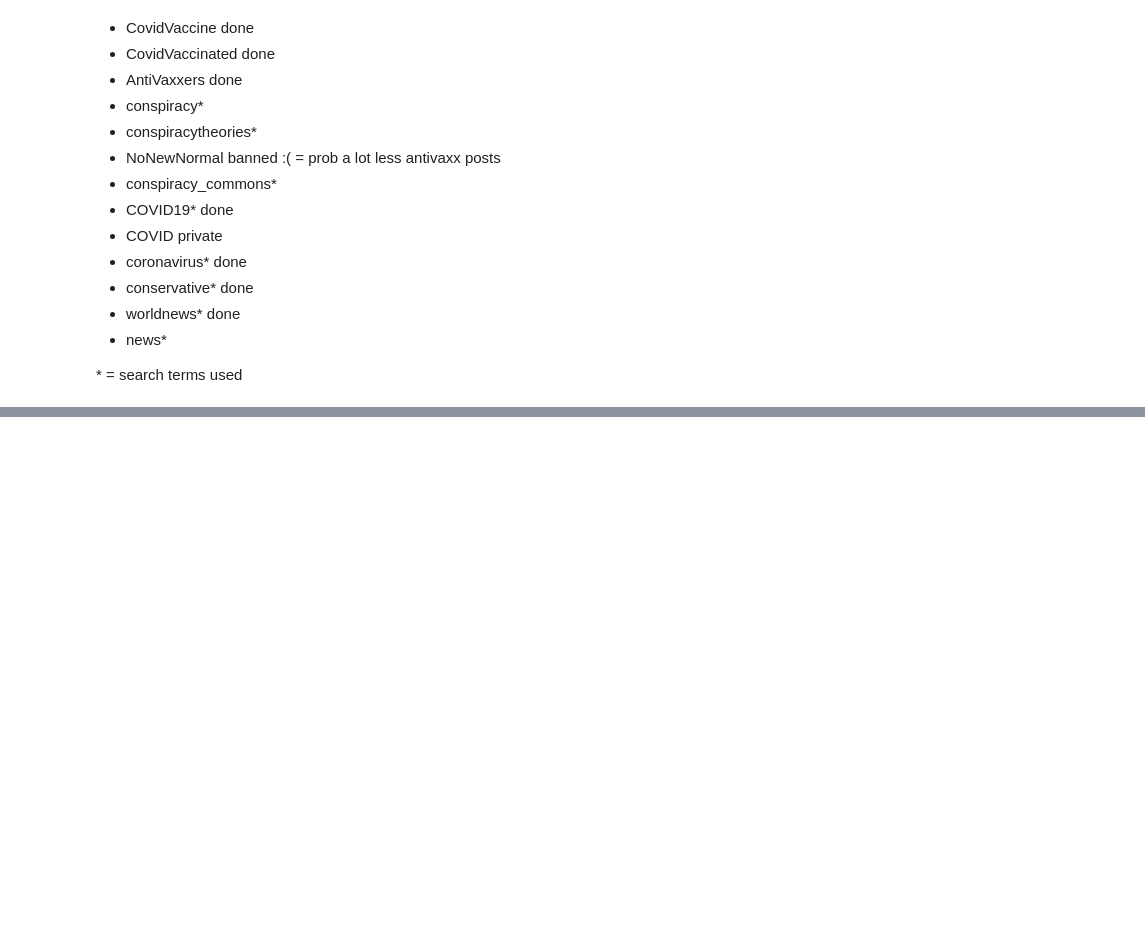
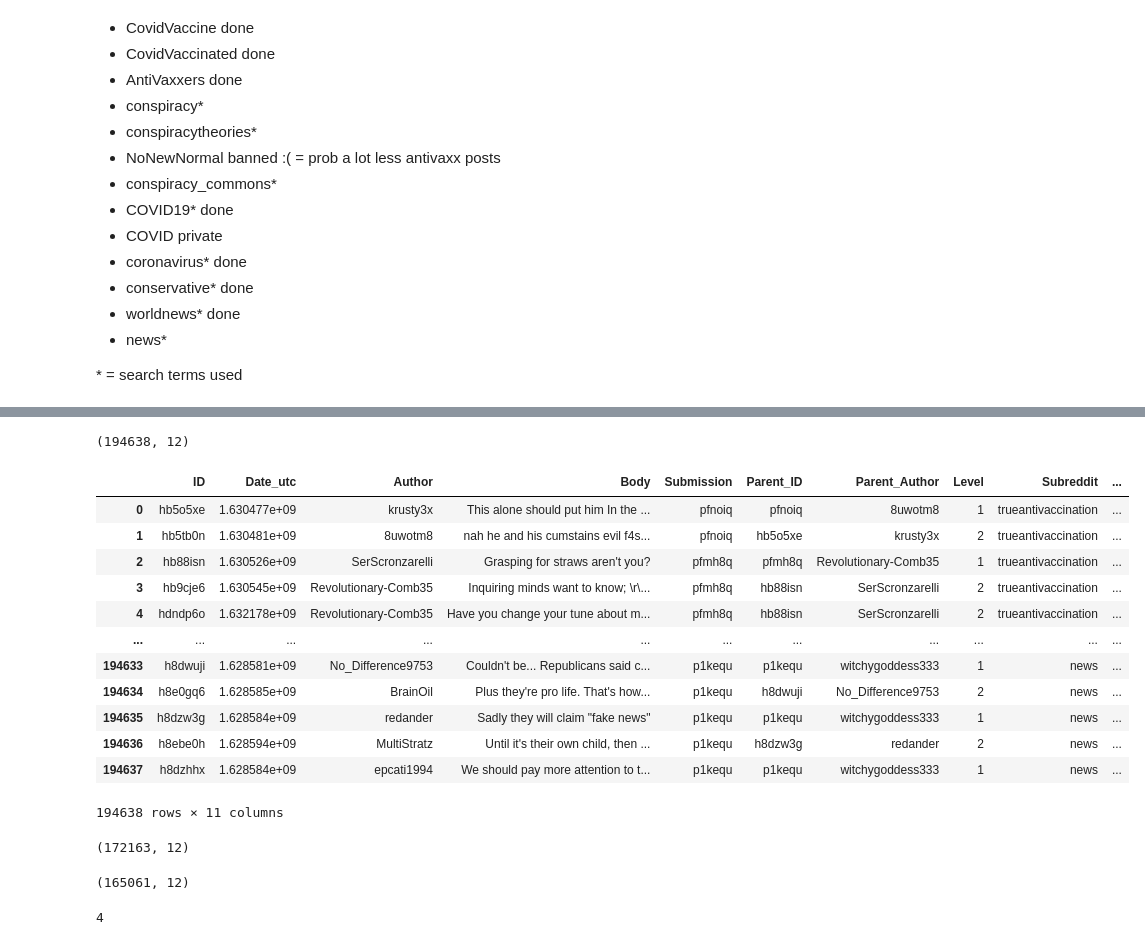
Before and after one commit to yuhsin-huang/Math168Project, a Jupyter notebook: reddit.ipynb, the cells around one changed output, grey strips where cells are left out. Saved outputs shown, nothing was run; the diff lists cells and outputs as text; code cells hidden in the pictures; blank space fills up the shorter version.

Commit message:
removed all data, added combined data

```diff
--- a/reddit.ipynb
+++ b/reddit.ipynb
@@ -14,6 +15,12 @@ import pandas as pd
 #     tweet['tweet_id'].to_csv(f"C:\\Users\chris\\Downloads\\filtered_tweet_ids\\08_{i}.csv", index = False, header = False)
 # %%
 reddit = praw.Reddit(
+    client_id = 'lpOMB5T4GTN848_Y3EYwDA',
+    client_secret="fw_bmX2pOhaAu1ZzXGmlT8DYs04rCA",
+    user_agent= "Math 168 Project by math168_project",
+    username="math168_project",
+    password="networks123"
+)
 
 api = PushshiftAPI()
 # %% [markdown]
@@ -98,0 +152,35 @@ with open("C:\\Users\\chris\\Documents\\Math168Project\\no_search.csv", 'a', enc
+# %%
+reddit_data = []
+for i in range(1,5):
+    data = pd.read_csv(f"C:\\Users\\chris\\Documents\\Math168Project\\reddit_data_{i}.csv")
+    reddit_data.append(data)
+
+total_data = pd.concat(reddit_data, ignore_index = True)
+total_data.to_csv("C:\\Users\\chris\\Documents\\Math168Project\\reddit_data.csv", index = False)
+# %%
+total_data.shape
+# %% [output]
+(194638, 12)
+# %%
+total_data = total_data.drop(["Unnamed: 0"], axis = 1)
+total_data = tota
+# %% [output]
+|  | ID | Date_utc | Author | Body | Submission | Parent_ID | Parent_Author | Level | Subreddit | ... |
+| 0 | hb5o5xe | 1.630477e+09 | krusty3x | This alone should put him In the ... | pfnoiq | pfnoiq | 8uwotm8 | 1 | trueantivaccination | ... |
+| 1 | hb5tb0n | 1.630481e+09 | 8uwotm8 | nah he and his cumstains evil f4s... | pfnoiq | hb5o5xe | krusty3x | 2 | trueantivaccination | ... |
+| 2 | hb88isn | 1.630526e+09 | SerScronzarelli | Grasping for straws aren't you? | pfmh8q | pfmh8q | Revolutionary-Comb35 | 1 | trueantivaccination | ... |
+| 3 | hb9cje6 | 1.630545e+09 | Revolutionary-Comb35 | Inquiring minds want to know; \r\... | pfmh8q | hb88isn | SerScronzarelli | 2 | trueantivaccination | ... |
+| 4 | hdndp6o | 1.632178e+09 | Revolutionary-Comb35 | Have you change your tune about m... | pfmh8q | hb88isn | SerScronzarelli | 2 | trueantivaccination | ... |
+| ... | ... | ... | ... | ... | ... | ... | ... | ... | ... | ... |
+| 194633 | h8dwuji | 1.628581e+09 | No_Difference9753 | Couldn't be... Republicans said c... | p1kequ | p1kequ | witchygoddess333 | 1 | news | ... |
+| 194634 | h8e0gq6 | 1.628585e+09 | BrainOil | Plus they're pro life. That's how... | p1kequ | h8dwuji | No_Difference9753 | 2 | news | ... |
+| 194635 | h8dzw3g | 1.628584e+09 | redander | Sadly they will claim "fake news" | p1kequ | p1kequ | witchygoddess333 | 1 | news | ... |
+| 194636 | h8ebe0h | 1.628594e+09 | MultiStratz | Until it's their own child, then ... | p1kequ | h8dzw3g | redander | 2 | news | ... |
+| 194637 | h8dzhhx | 1.628584e+09 | epcati1994 | We should pay more attention to t... | p1kequ | p1kequ | witchygoddess333 | 1 | news | ... |
+194638 rows × 11 columns
+# %%
+total_data = total_data.dropna(subset = ['Author'])
+total_data = total_data.dropna(subset = ['Parent_Author', 'Submission_Author'], how = 'all')
+total_data.shape
+# %% [output]
+(172163, 12)
@@ -98,0 +189,4 @@ with open("C:\\Users\\chris\\Documents\\Math168Project\\no_search.csv", 'a', enc
+# %%
+total_data.shape
+# %% [output]
+(165061, 12)
@@ -98,0 +195,4 @@ with open("C:\\Users\\chris\\Documents\\Math168Project\\no_search.csv", 'a', enc
+# %%
+4
+# %% [output]
+4
```
Also changed, not shown: parts of 13 cells of this notebook, 14 other files.
